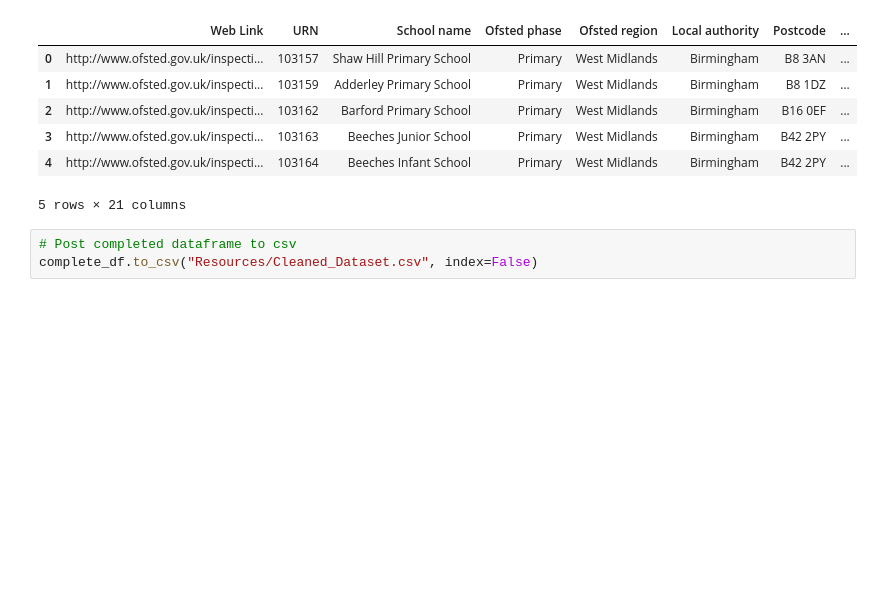
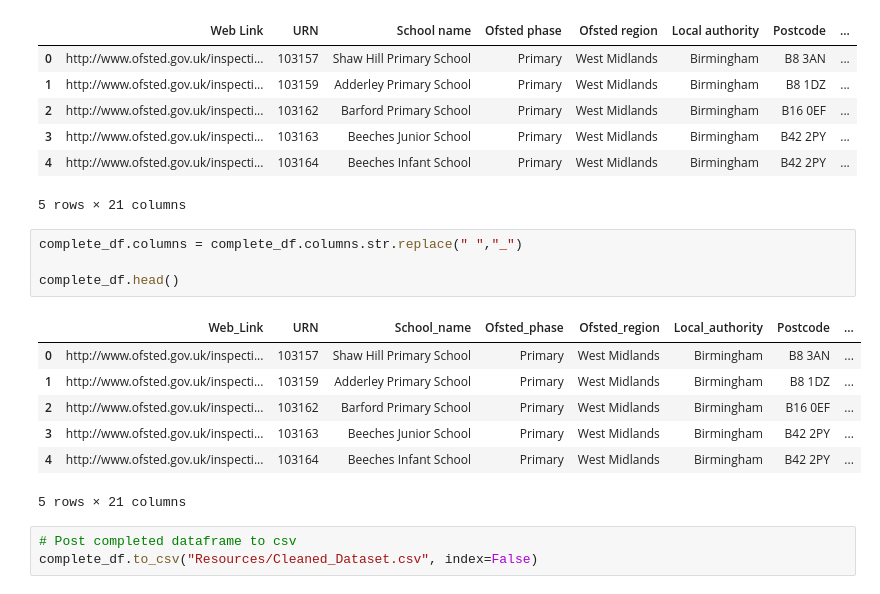
Before and after one commit to foomatia/Project_3, a Jupyter notebook: data_cleaning.ipynb, the cells around one changed output. Drawn from its saved outputs; the diff is of its cells as text; blank space fills up the shorter version.

Commit message:
Column headers updated with '_'

```diff
--- a/data_cleaning.ipynb
+++ b/data_cleaning.ipynb
@@ -237,6 +233,18 @@ complete_df.head()
 | 3 | http://www.ofsted.gov.uk/inspecti... | 103163 | Beeches Junior School | Primary | West Midlands | Birmingham | B42 2PY | ... |
 | 4 | http://www.ofsted.gov.uk/inspecti... | 103164 | Beeches Infant School | Primary | West Midlands | Birmingham | B42 2PY | ... |
 5 rows × 21 columns
+# %%
+complete_df.columns = complete_df.columns.str.replace(" ","_")
+
+complete_df.head()
+# %% [output]
+|  | Web_Link | URN | School_name | Ofsted_phase | Ofsted_region | Local_authority | Postcode | ... |
+| 0 | http://www.ofsted.gov.uk/inspecti... | 103157 | Shaw Hill Primary School | Primary | West Midlands | Birmingham | B8 3AN | ... |
+| 1 | http://www.ofsted.gov.uk/inspecti... | 103159 | Adderley Primary School | Primary | West Midlands | Birmingham | B8 1DZ | ... |
+| 2 | http://www.ofsted.gov.uk/inspecti... | 103162 | Barford Primary School | Primary | West Midlands | Birmingham | B16 0EF | ... |
+| 3 | http://www.ofsted.gov.uk/inspecti... | 103163 | Beeches Junior School | Primary | West Midlands | Birmingham | B42 2PY | ... |
+| 4 | http://www.ofsted.gov.uk/inspecti... | 103164 | Beeches Infant School | Primary | West Midlands | Birmingham | B42 2PY | ... |
+5 rows × 21 columns
 # %%
 # Post completed dataframe to csv
 complete_df.to_csv("Resources/Cleaned_Dataset.csv", index=False)
```
Also changed, not shown: parts of 1 cell of this notebook, 2 other files.
